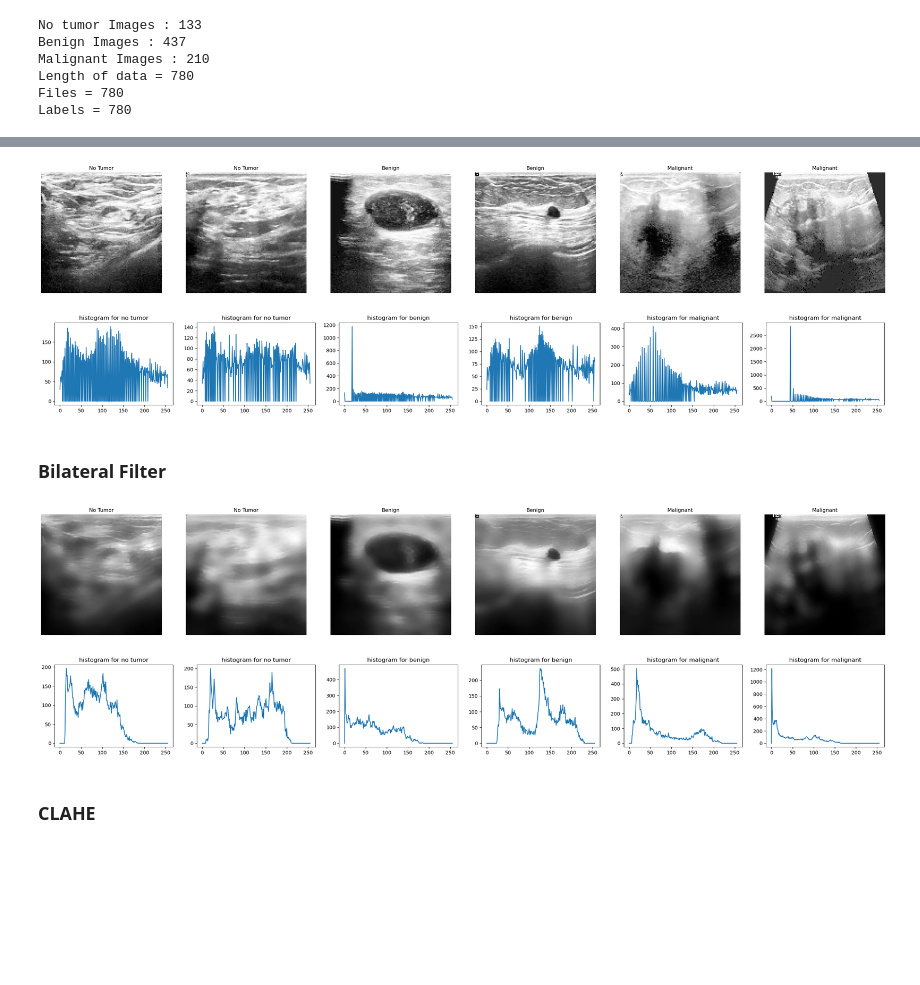
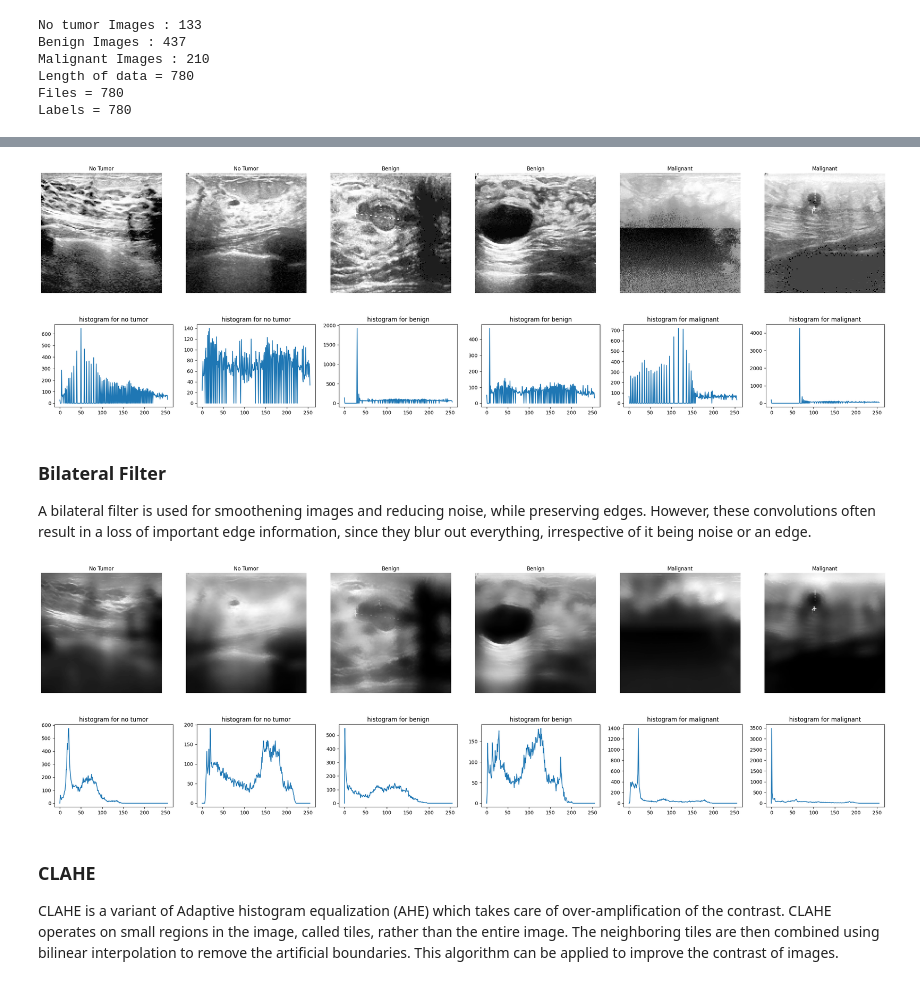
Before and after one commit to SamTheMar/Breast_Tumor_AII, a Jupyter notebook: FeaturesExtraction.ipynb, the cells around one changed output, grey strips where cells are left out. Saved outputs shown, nothing was run; the diff lists cells and outputs as text; code cells hidden in the pictures; blank space fills up the shorter version.

```diff
--- a/FeaturesExtraction.ipynb
+++ b/FeaturesExtraction.ipynb
@@ -148,7 +142,7 @@ sample_images(input_images, sample)
 # convert the RBG images to gray scale images
 grayscale_images = []
 grayscale_images.clear()
-for idx, image in enumerate(input_images, 1):
+for image in image_list:
     gray_image = cv2.cvtColor(image, cv2.COLOR_BGR2GRAY)
     grayscale_images.append(gray_image)
 sample_images(grayscale_images, sample)
@@ -162,30 +158,32 @@ plot_hist(grayscale_images, sample)
 # histogram equalization on gray scale images
 eqhist_images=[]
 eqhist_images.clear()
-for idx, image in enumerate(grayscale_images):
+for image in grayscale_images:
     eqhistimage = cv2.equalizeHist(image)
     eqhist_images.append(eqhistimage)
 sample_images(eqhist_images, sample)
 plot_hist(eqhist_images, sample)
 # %% [output]
-[figure, old version]
+[figure, new version]
-[figure, old version]
+[figure, new version]
 # %% [markdown]
 ### Bilateral Filter
+A bilateral filter is used for smoothening images and reducing noise, while preserving edges. However, these convolutions often result in a loss of important edge information, since they blur out everything, irrespective of it being noise or an edge.
 # %%
 ## Applying bilateral filter on grayscale images
 bilateral_images = []
 bilateral_images.clear()
-for idx, image in enumerate(grayscale_images):
+for image in grayscale_images:
     bilateral = cv2.bilateralFilter(image, 15, 75, 75)
     bilateral_images.append(bilateral)
 sample_images(bilateral_images, sample)
 plot_hist(bilateral_images, sample)
 # %% [output]
-[figure, old version]
+[figure, new version]
-[figure, old version]
+[figure, new version]
 # %% [markdown]
 ### CLAHE
+CLAHE is a variant of Adaptive histogram equalization (AHE) which takes care of over-amplification of the contrast. CLAHE operates on small regions in the image, called tiles, rather than the entire image. The neighboring tiles are then combined using bilinear interpolation to remove the artificial boundaries.  This algorithm can be applied to improve the contrast of images.
 # %%
 # applying clahe on grayscale images
 Clahe_images=[]
```
Also changed, not shown: parts of 36 cells of this notebook, 1 other file.
